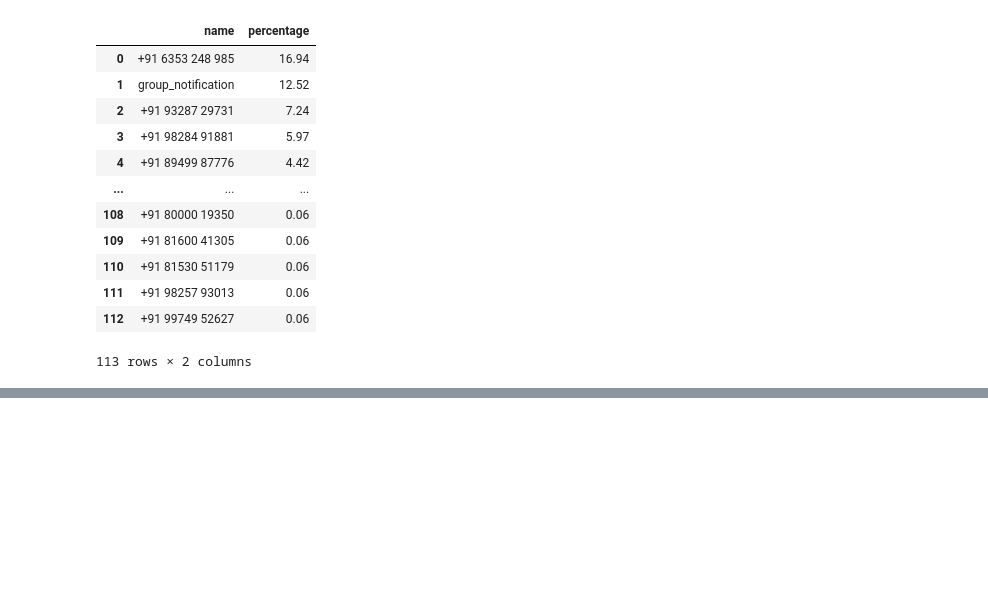
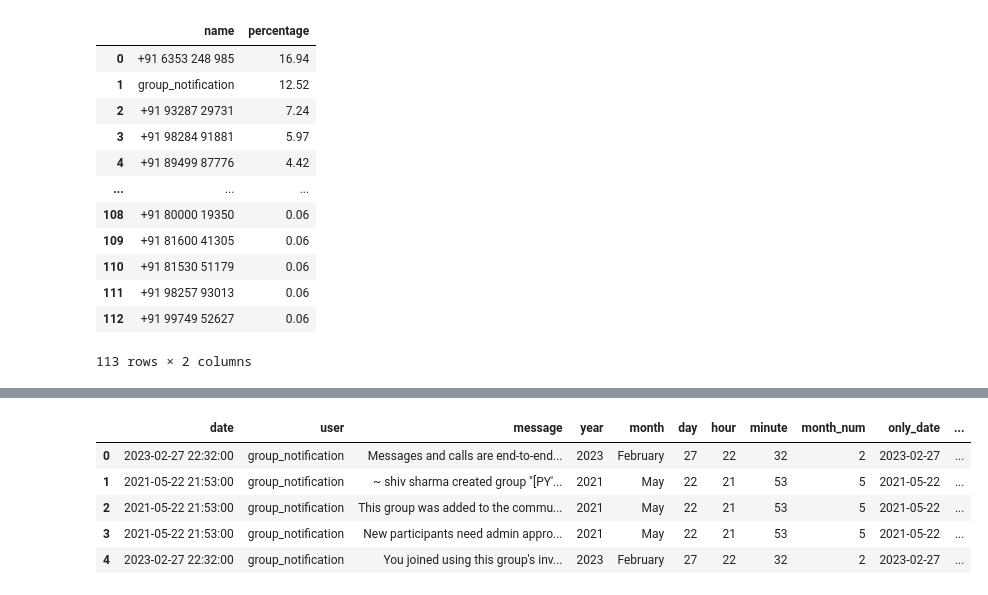
Before and after one commit to yash013/whatsapp_chat_analysis, a Jupyter notebook: whatsapp_chat_analysis.ipynb, the cells around one changed output, grey strips where cells are left out. Saved outputs shown, nothing was run; the diff lists cells and outputs as text; code cells hidden in the pictures; blank space fills up the shorter version.

```diff
--- a/whatsapp_chat_analysis.ipynb
+++ b/whatsapp_chat_analysis.ipynb
@@ -392,0 +393,11 @@ for hour in df[['day_name', 'hour']]['hour']:
+# %%
+df['period'] = period
+# %%
+df.head()
+# %% [output]
+|  | date | user | message | year | month | day | hour | minute | month_num | only_date | ... |
+| 0 | 2023-02-27 22:32:00 | group_notification | Messages and calls are end-to-end... | 2023 | February | 27 | 22 | 32 | 2 | 2023-02-27 | ... |
+| 1 | 2021-05-22 21:53:00 | group_notification | ~ shiv sharma created group "[PY'... | 2021 | May | 22 | 21 | 53 | 5 | 2021-05-22 | ... |
+| 2 | 2021-05-22 21:53:00 | group_notification | This group was added to the commu... | 2021 | May | 22 | 21 | 53 | 5 | 2021-05-22 | ... |
+| 3 | 2021-05-22 21:53:00 | group_notification | New participants need admin appro... | 2021 | May | 22 | 21 | 53 | 5 | 2021-05-22 | ... |
+| 4 | 2023-02-27 22:32:00 | group_notification | You joined using this group's inv... | 2023 | February | 27 | 22 | 32 | 2 | 2023-02-27 | ... |
```
Also changed, not shown: parts of 29 cells of this notebook, 3 other files.
